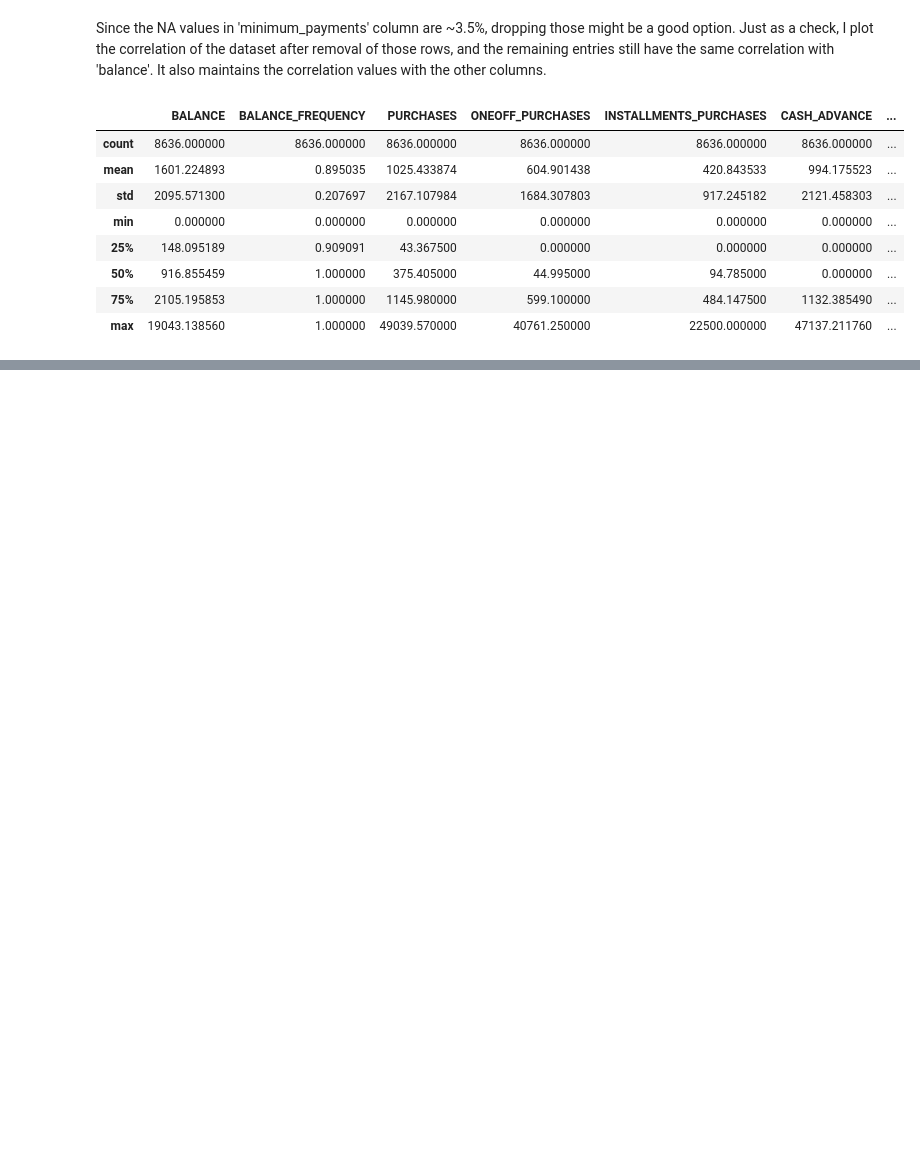
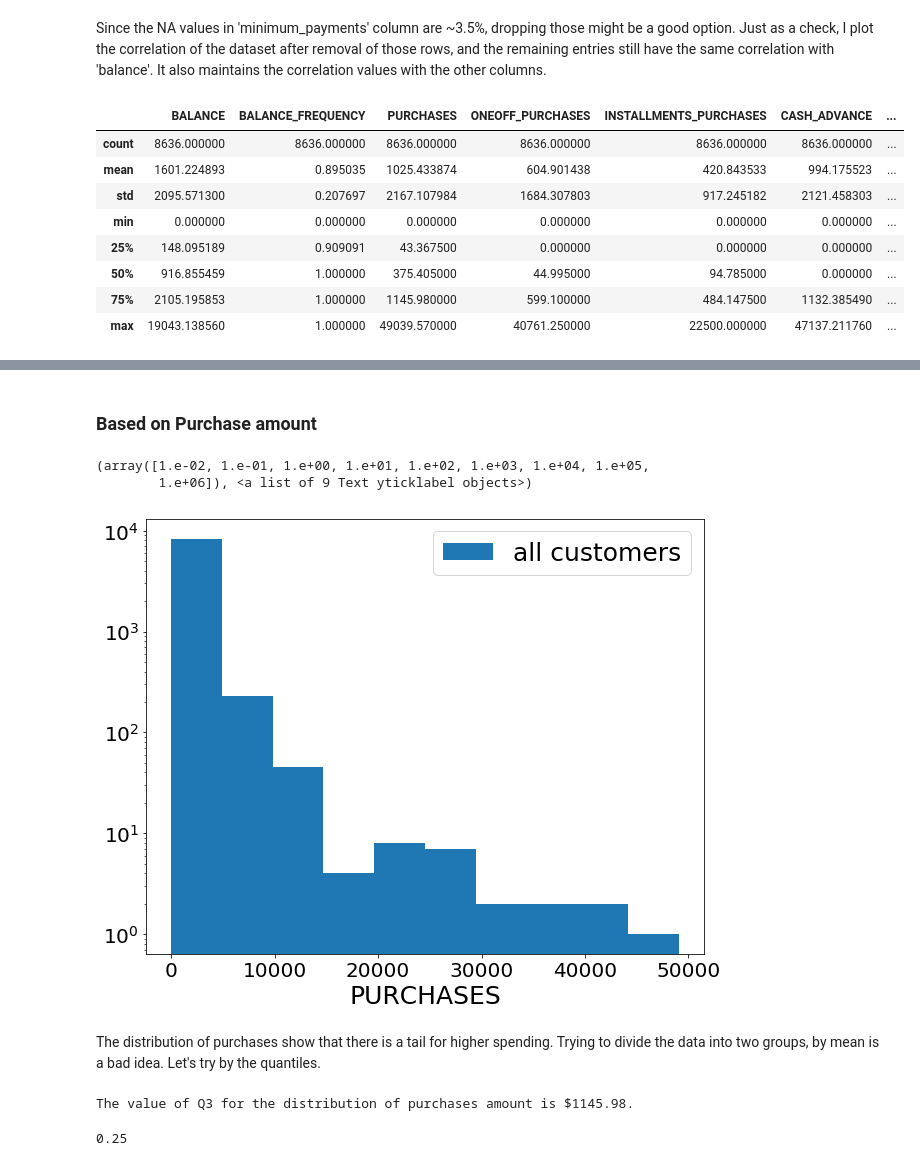
Before and after one commit to mnathvt/insight_data_challenge, a Jupyter notebook: dc2/cc_analysis.ipynb, the cells around one changed output, grey strips where cells are left out. Drawn from its saved outputs; the diff is of its cells as text; code cells hidden in the pictures; blank space fills up the shorter version.

```diff
--- a/dc2/cc_analysis.ipynb
+++ b/dc2/cc_analysis.ipynb
@@ -240,0 +244,26 @@ high_corr = df_high.corr()
+# %% [markdown]
+### Based on Purchase amount
+# %%
+plt.figure(figsize=(10,8))
+axis_tick_font = {'size':'20', 'color':'black'}
+plt.hist(df.PURCHASES, log = True, label = 'all customers')
+plt.legend(loc = 'best', fontsize = 25)
+plt.xlabel('PURCHASES', fontsize = 25)
+plt.xticks(**axis_tick_font)
+plt.yticks(**axis_tick_font)
+# %% [output]
+(array([1.e-02, 1.e-01, 1.e+00, 1.e+01, 1.e+02, 1.e+03, 1.e+04, 1.e+05,
+        1.e+06]), <a list of 9 Text yticklabel objects>)
+[figure, added]
+# %% [markdown]
+The distribution of purchases show that there is a tail for higher spending. Trying to divide the data into two groups, by mean is a bad idea. Let's try by the quantiles.
+# %%
+print('The value of Q3 for the distribution of purchases \
+amount is ${:.2f}.'.format(np.quantile(df.PURCHASES, 0.75)))
+# %% [output]
+The value of Q3 for the distribution of purchases amount is $1145.98.
+# %%
+# just a check for my sake
+len(df[df['PURCHASES'] > np.quantile(df.PURCHASES, 0.75)])/len(df)
+# %% [output]
+0.25
```
Also changed, not shown: parts of 47 cells of this notebook.
